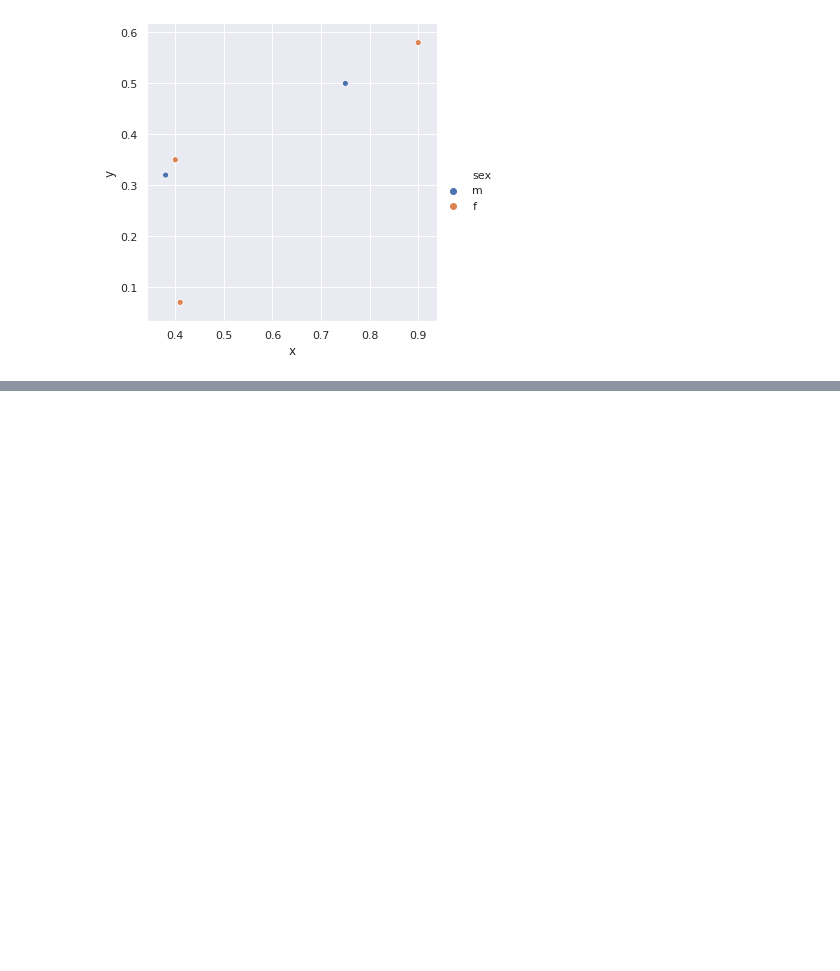
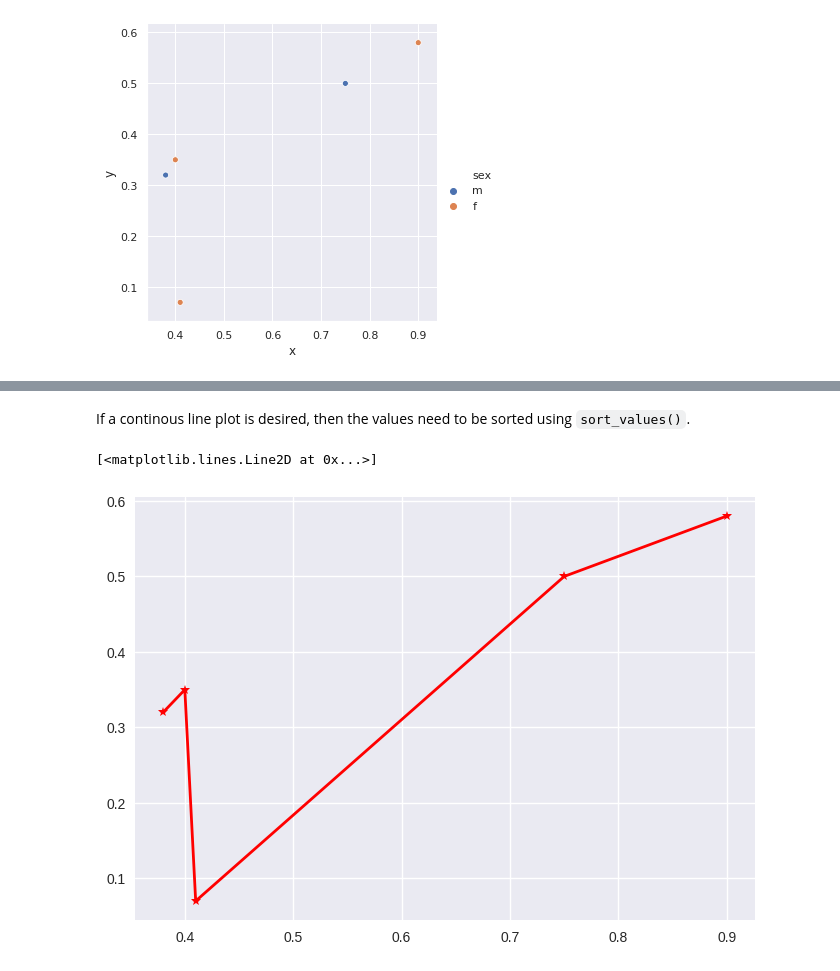
Before and after one commit to MJimitater/epistomology, a Jupyter notebook: visualization.ipynb, the cells around one changed output, grey strips where cells are left out. Cells and saved outputs as stored; diff of their text form; code cells hidden in the pictures; blank space fills up the shorter version.

```diff
--- a/visualization.ipynb
+++ b/visualization.ipynb
@@ -75,0 +110,11 @@ sns.relplot(x='x', y='y', hue='sex', data=data)
+# %% [markdown]
+If a continous line plot is desired, then the values need to be sorted using `sort_values()`.
+# %%
+data_sorted = data.sort_values(by='x')
+plt.plot(data_sorted['x'], data_sorted['y'], c='red', lw=2, marker='*')
+
+#We can store the plot:
+#plt.savefig('plot.jpg')
+# %% [output]
+[<matplotlib.lines.Line2D at 0x...>]
+[figure, added]
```
Also changed, not shown: parts of 14 cells of this notebook.
